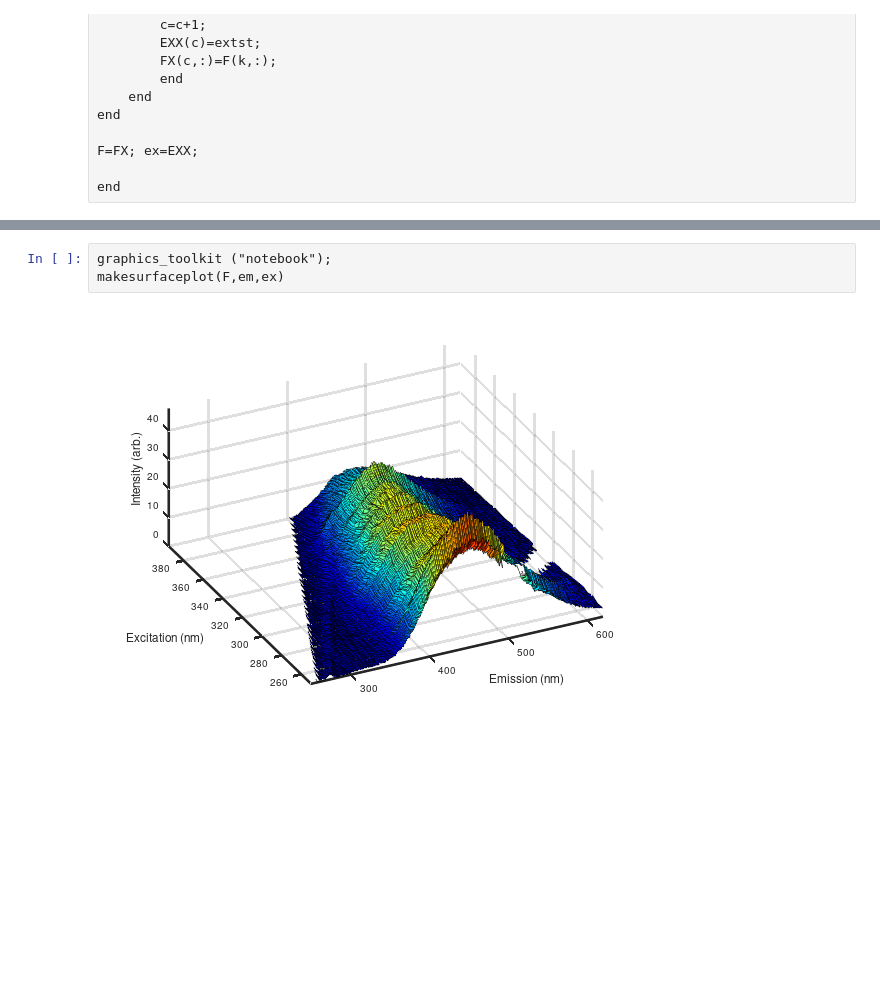
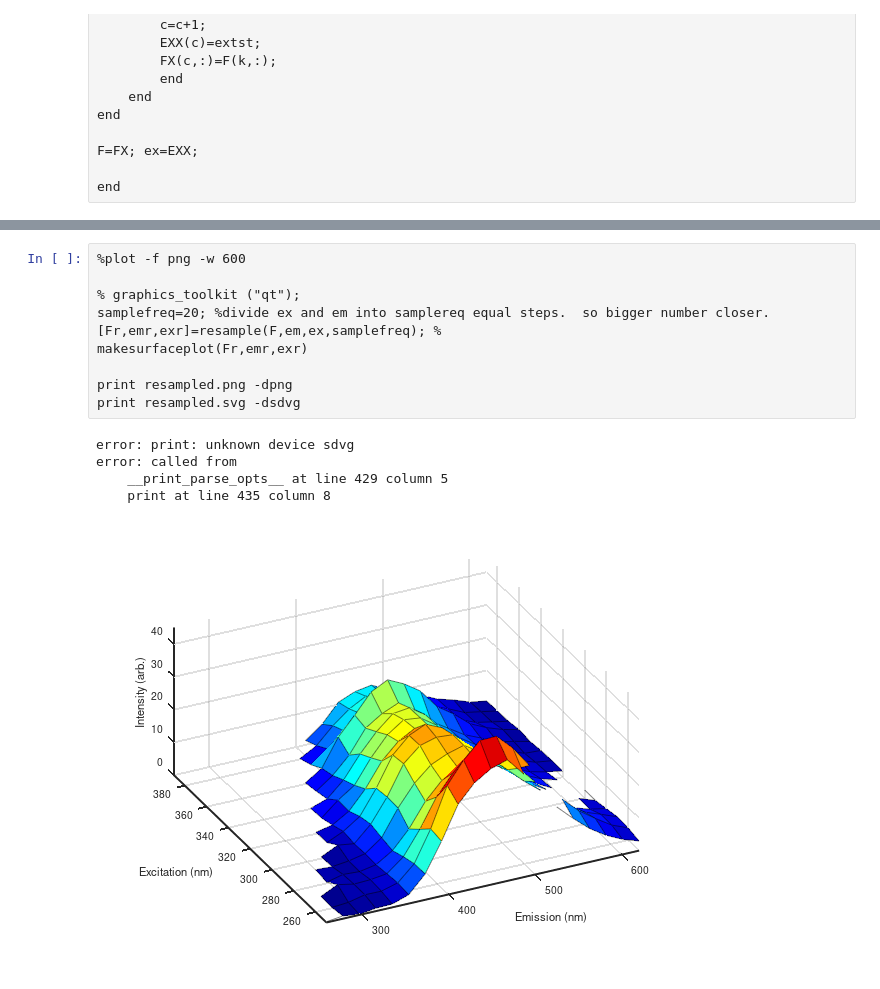
Before and after one commit to skotssd/geochemicalscripts, a Jupyter notebook: FEEM/generateFEEMplots.ipynb, the cells around one changed output, grey strips where cells are left out. Saved outputs shown, nothing was run; the diff lists cells and outputs as text; blank space fills up the shorter version.

```diff
--- a/FEEM/generateFEEMplots.ipynb
+++ b/FEEM/generateFEEMplots.ipynb
@@ -175,6 +195,17 @@ makesurfaceplot(F,em,ex)
 # %%
-graphics_toolkit ("notebook");
-makesurfaceplot(F,em,ex)
+%plot -f png -w 600
+
+% graphics_toolkit ("qt");
+samplefreq=20; %divide ex and em into samplereq equal steps.  so bigger number closer.
+[Fr,emr,exr]=resample(F,em,ex,samplefreq); %
+makesurfaceplot(Fr,emr,exr)
+
+print resampled.png -dpng
+print resampled.svg -dsdvg
 # %% [output]
+error: print: unknown device sdvg
+error: called from
+    __print_parse_opts__ at line 429 column 5
+    print at line 435 column 8
-[figure, old version]
+[figure, new version]
 # %%
```
Also changed, not shown: parts of 12 cells of this notebook, 9 other files.
